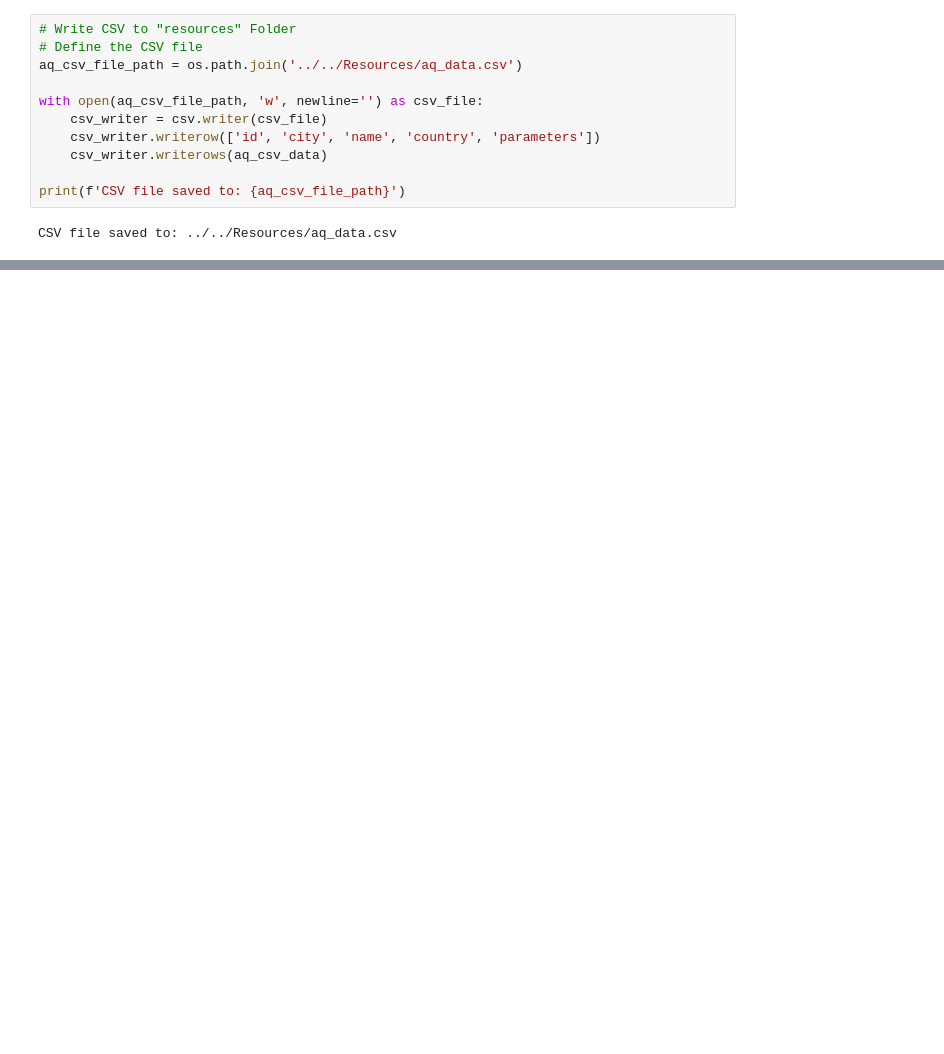
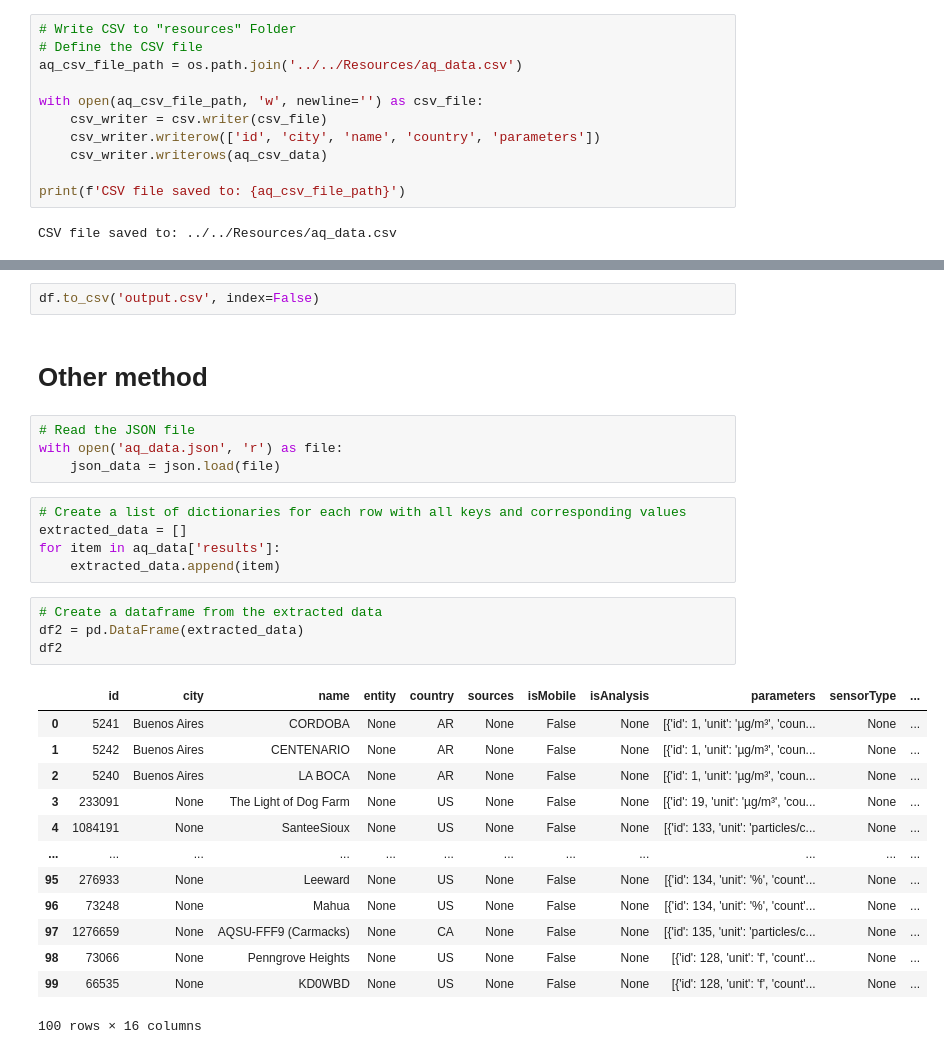
Before and after one commit to jdmandras/Project-3, a Jupyter notebook: Individual Workspaces/Natalia Lopez/Datasets.ipynb, the cells around one changed output, grey strips where cells are left out. Drawn from its saved outputs; the diff is of its cells as text; blank space fills up the shorter version.

Commit message:
updates to json file

```diff
--- a/Individual Workspaces/Natalia Lopez/Datasets.ipynb
+++ b/Individual Workspaces/Natalia Lopez/Datasets.ipynb
@@ -80,0 +118,31 @@ CSV file saved to: ../../Resources/aq_data.csv
+# %%
+df.to_csv('output.csv', index=False)
+# %% [markdown]
+# Other method
+# %%
+# Read the JSON file
+with open('aq_data.json', 'r') as file:
+    json_data = json.load(file)
+# %%
+# Create a list of dictionaries for each row with all keys and corresponding values
+extracted_data = []
+for item in aq_data['results']:
+    extracted_data.append(item)
+# %%
+# Create a dataframe from the extracted data
+df2 = pd.DataFrame(extracted_data)
+df2
+# %% [output]
+|  | id | city | name | entity | country | sources | isMobile | isAnalysis | parameters | sensorType | ... |
+| 0 | 5241 | Buenos Aires | CORDOBA | None | AR | None | False | None | [{'id': 1, 'unit': 'µg/m³', 'coun... | None | ... |
+| 1 | 5242 | Buenos Aires | CENTENARIO | None | AR | None | False | None | [{'id': 1, 'unit': 'µg/m³', 'coun... | None | ... |
+| 2 | 5240 | Buenos Aires | LA BOCA | None | AR | None | False | None | [{'id': 1, 'unit': 'µg/m³', 'coun... | None | ... |
+| 3 | 233091 | None | The Light of Dog Farm | None | US | None | False | None | [{'id': 19, 'unit': 'µg/m³', 'cou... | None | ... |
+| 4 | 1084191 | None | SanteeSioux | None | US | None | False | None | [{'id': 133, 'unit': 'particles/c... | None | ... |
+| ... | ... | ... | ... | ... | ... | ... | ... | ... | ... | ... | ... |
+| 95 | 276933 | None | Leeward | None | US | None | False | None | [{'id': 134, 'unit': '%', 'count'... | None | ... |
+| 96 | 73248 | None | Mahua | None | US | None | False | None | [{'id': 134, 'unit': '%', 'count'... | None | ... |
+| 97 | 1276659 | None | AQSU-FFF9 (Carmacks) | None | CA | None | False | None | [{'id': 135, 'unit': 'particles/c... | None | ... |
+| 98 | 73066 | None | Penngrove Heights | None | US | None | False | None | [{'id': 128, 'unit': 'f', 'count'... | None | ... |
+| 99 | 66535 | None | KD0WBD | None | US | None | False | None | [{'id': 128, 'unit': 'f', 'count'... | None | ... |
+100 rows × 16 columns
```
Also changed, not shown: parts of 9 cells of this notebook, 5 other files.
